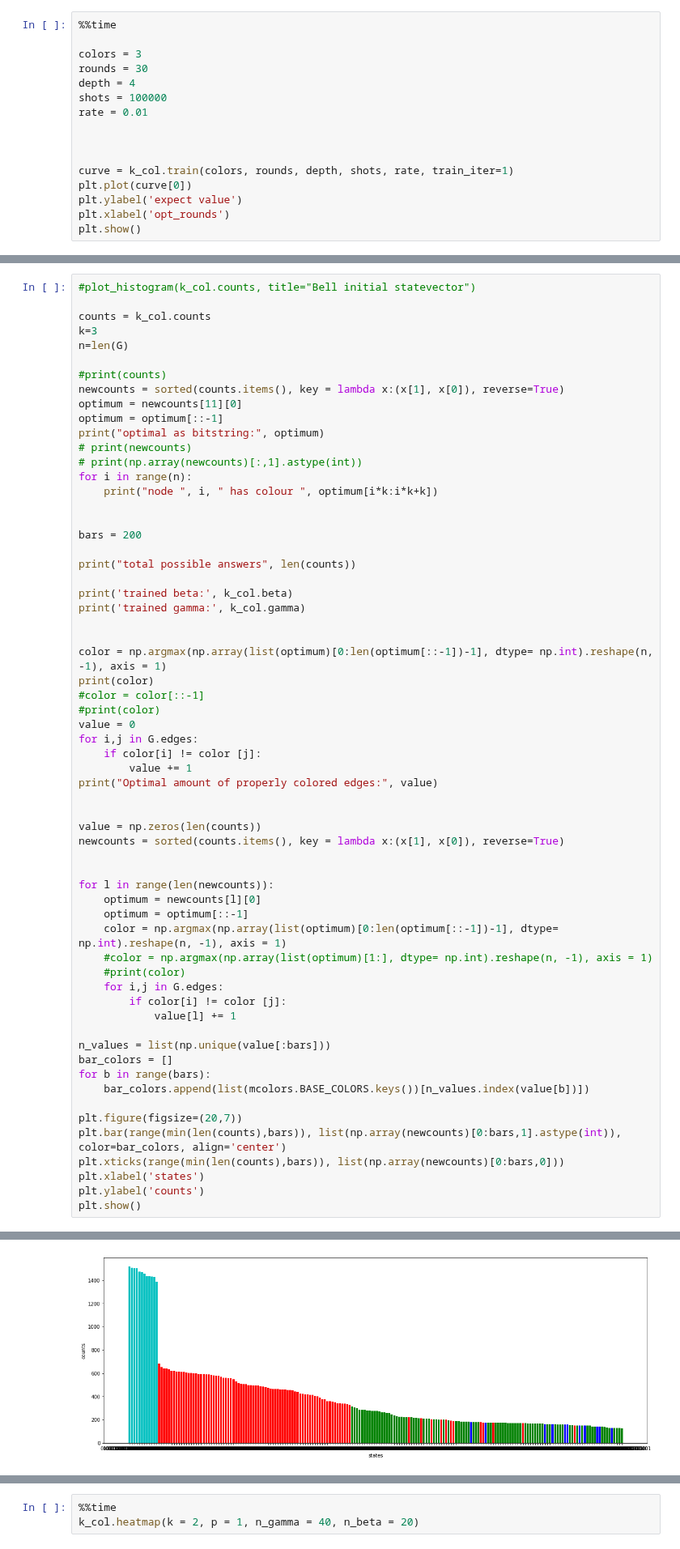
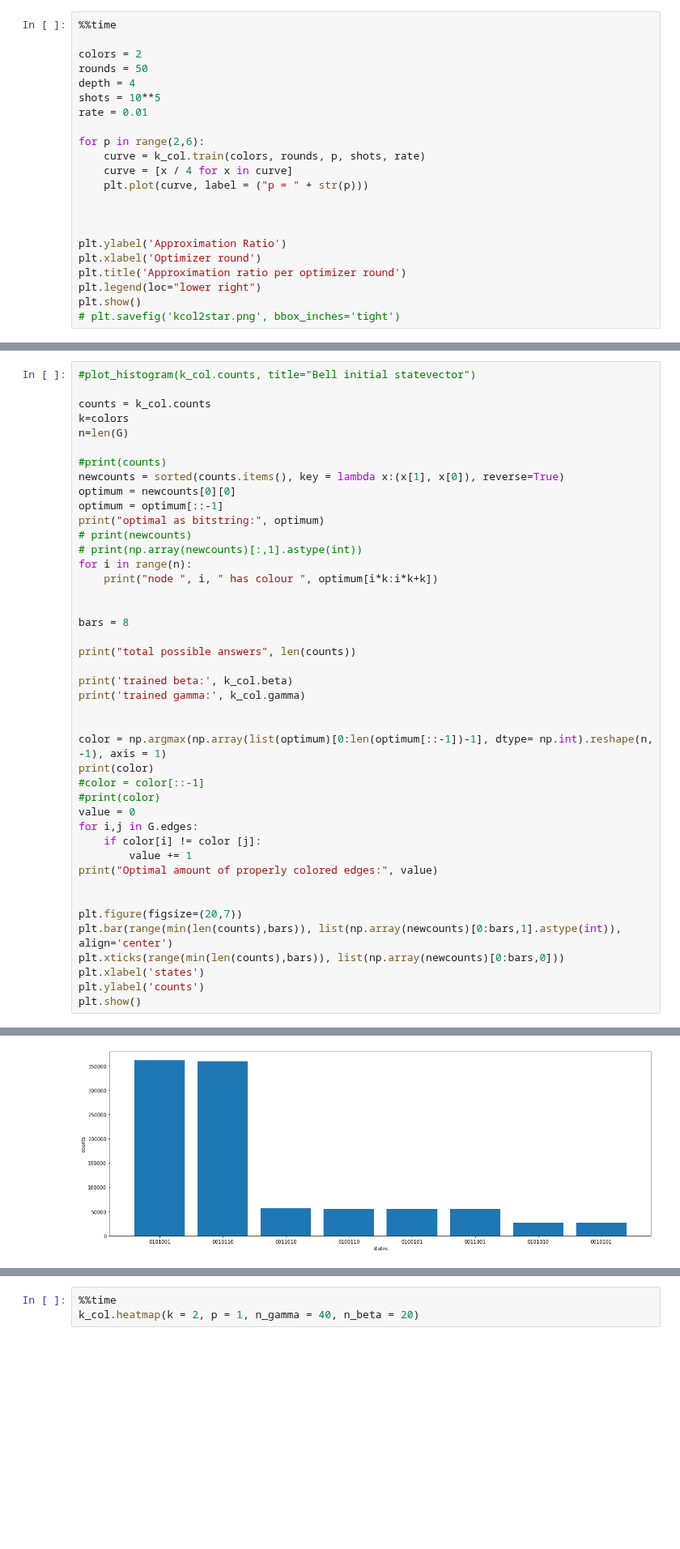
Before and after one commit to XunyiZhao/Quantum_Information_Project, a Jupyter notebook: k-colorable-subgraph.ipynb, the cells around one changed output, grey strips where cells are left out. Shown at 81% size. Saved outputs shown, nothing was run; the diff lists cells and outputs as text; blank space fills up the shorter version.

```diff
--- a/k-colorable-subgraph.ipynb
+++ b/k-colorable-subgraph.ipynb
@@ -281,17 +373,23 @@ k_col.draw()
 # %%
 %%time
 
-colors = 3
-rounds = 30
+colors = 2
+rounds = 50
 depth = 4
-shots = 100000
+shots = 10**5
 rate = 0.01
+
+for p in range(2,6):
+    curve = k_col.train(colors, rounds, p, shots, rate)
+    curve = [x / 4 for x in curve]
+    plt.plot(curve, label = ("p = " + str(p)))
 
 
 
-curve = k_col.train(colors, rounds, depth, shots, rate, train_iter=1)
-plt.plot(curve[0])
-plt.ylabel('expect value')
-plt.xlabel('opt_rounds')
+plt.ylabel('Approximation Ratio')
+plt.xlabel('Optimizer round')
+plt.title('Approximation ratio per optimizer round')
+plt.legend(loc="lower right")
 plt.show()
+# plt.savefig('kcol2star.png', bbox_inches='tight')
 # %% [output]
@@ -328,12 +399,12 @@ array([3., 3., 4., 0., 3., 4., 3., 4., 4., 3., 3., 3., 0., 3., 3., 0., 3.,
 #plot_histogram(k_col.counts, title="Bell initial statevector")
 
 counts = k_col.counts
-k=3
+k=colors
 n=len(G)
 
 #print(counts)
 newcounts = sorted(counts.items(), key = lambda x:(x[1], x[0]), reverse=True)
-optimum = newcounts[11][0]
+optimum = newcounts[0][0]
 optimum = optimum[::-1]
 print("optimal as bitstring:", optimum)
 # print(newcounts)
@@ -342,7 +413,7 @@ for i in range(n):
     print("node ", i, " has colour ", optimum[i*k:i*k+k])
 
 
-bars = 200
+bars = 8
 
 print("total possible answers", len(counts))
 
@@ -361,27 +432,8 @@ for i,j in G.edges:
 print("Optimal amount of properly colored edges:", value)
 
 
-value = np.zeros(len(counts))
-newcounts = sorted(counts.items(), key = lambda x:(x[1], x[0]), reverse=True)
-
-
-for l in range(len(newcounts)):
-    optimum = newcounts[l][0]
-    optimum = optimum[::-1]
-    color = np.argmax(np.array(list(optimum)[0:len(optimum[::-1])-1], dtype= np.int).reshape(n, -1), axis = 1)
-    #color = np.argmax(np.array(list(optimum)[1:], dtype= np.int).reshape(n, -1), axis = 1)
-    #print(color)
-    for i,j in G.edges:
-        if color[i] != color [j]:
-            value[l] += 1
-
-n_values = list(np.unique(value[:bars]))
-bar_colors = []
-for b in range(bars):
-    bar_colors.append(list(mcolors.BASE_COLORS.keys())[n_values.index(value[b])])
-
 plt.figure(figsize=(20,7))
-plt.bar(range(min(len(counts),bars)), list(np.array(newcounts)[0:bars,1].astype(int)), color=bar_colors, align='center')
+plt.bar(range(min(len(counts),bars)), list(np.array(newcounts)[0:bars,1].astype(int)), align='center')
 plt.xticks(range(min(len(counts),bars)), list(np.array(newcounts)[0:bars,0]))
 plt.xlabel('states')
 plt.ylabel('counts')
@@ -402 +451 @@ Optimal amount of properly colored edges: 9
-[figure, old version]
+[figure, new version]
```
Also changed, not shown: parts of 12 cells of this notebook.
